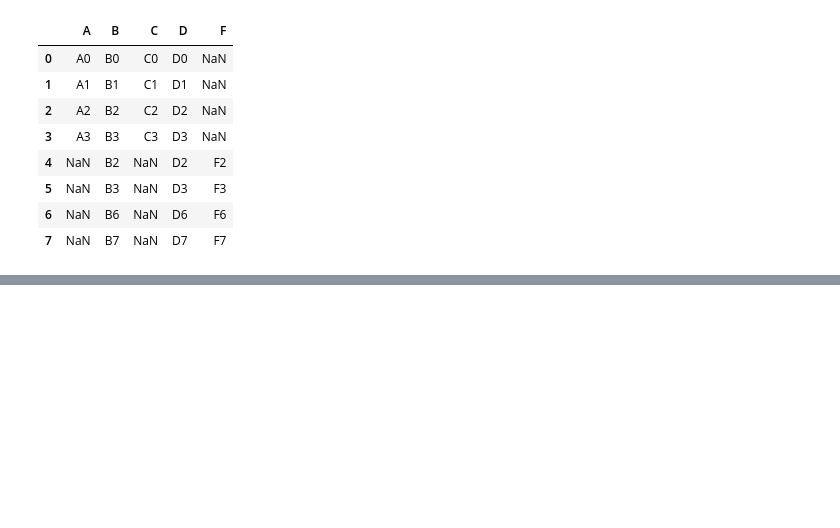
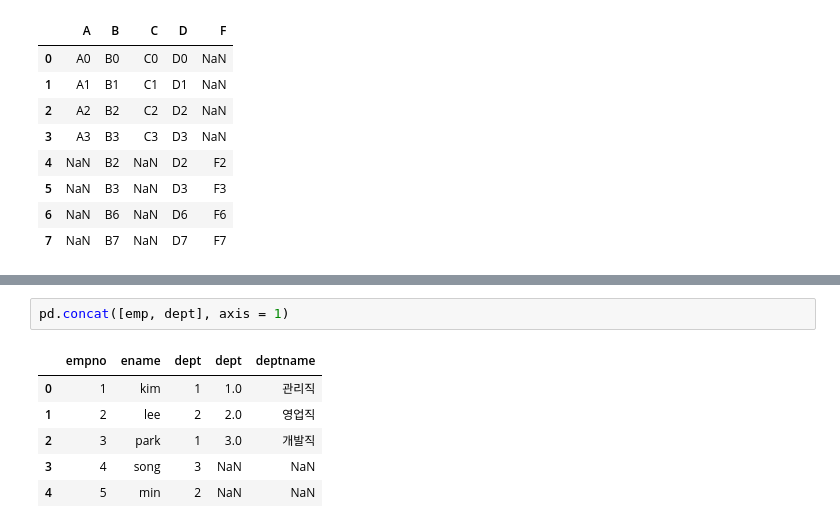
Before and after one commit to eeyeji/Python_Library, a Jupyter notebook: 2일차/concat.ipynb, the cells around one changed output, grey strips where cells are left out. Saved outputs shown, nothing was run; the diff lists cells and outputs as text; blank space fills up the shorter version.

```diff
--- a/2일차/concat.ipynb
+++ b/2일차/concat.ipynb
@@ -176,0 +294,9 @@ result
+# %%
+pd.concat([emp, dept], axis = 1)
+# %% [output]
+|  | empno | ename | dept | dept | deptname |
+| 0 | 1 | kim | 1 | 1.0 | 관리직 |
+| 1 | 2 | lee | 2 | 2.0 | 영업직 |
+| 2 | 3 | park | 1 | 3.0 | 개발직 |
+| 3 | 4 | song | 3 | NaN | NaN |
+| 4 | 5 | min | 2 | NaN | NaN |
```
Also changed, not shown: parts of 14 cells of this notebook.
